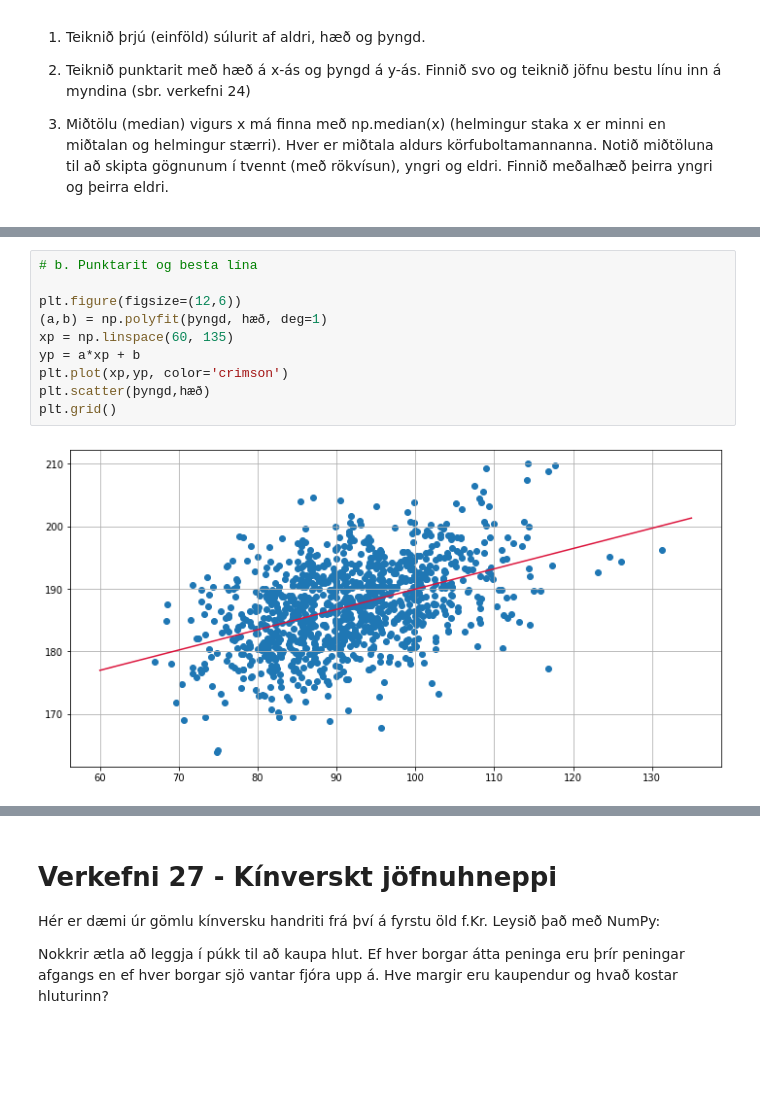
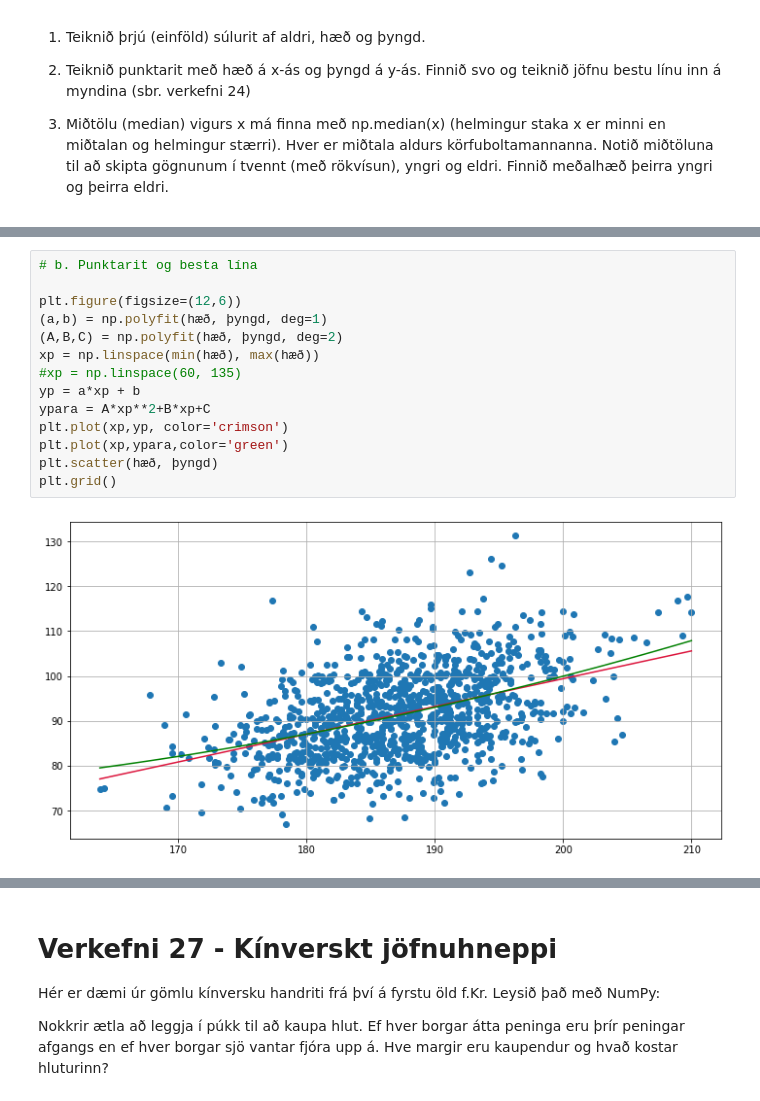
Before and after one commit to SvanaBirgis/Reiknifraedi, a Jupyter notebook: Skilaverkefni/S6.ipynb, the cells around one changed output, grey strips where cells are left out. Drawn from its saved outputs; the diff is of its cells as text; blank space fills up the shorter version.

```diff
--- a/Skilaverkefni/S6.ipynb
+++ b/Skilaverkefni/S6.ipynb
@@ -204,15 +220,19 @@ plt.show()
 # %%
 # b. Punktarit og besta lína
 
 plt.figure(figsize=(12,6))
-(a,b) = np.polyfit(þyngd, hæð, deg=1)
-xp = np.linspace(60, 135)
+(a,b) = np.polyfit(hæð, þyngd, deg=1)
+(A,B,C) = np.polyfit(hæð, þyngd, deg=2)
+xp = np.linspace(min(hæð), max(hæð))
+#xp = np.linspace(60, 135)
 yp = a*xp + b
+ypara = A*xp**2+B*xp+C
 plt.plot(xp,yp, color='crimson')
-plt.scatter(þyngd,hæð)
+plt.plot(xp,ypara,color='green')
+plt.scatter(hæð, þyngd)
 plt.grid()
 # %% [output]
-[figure, old version]
+[figure, new version]
 # %%
 # c. Miðtala
 
```
Also changed, not shown: parts of 4 cells of this notebook.
